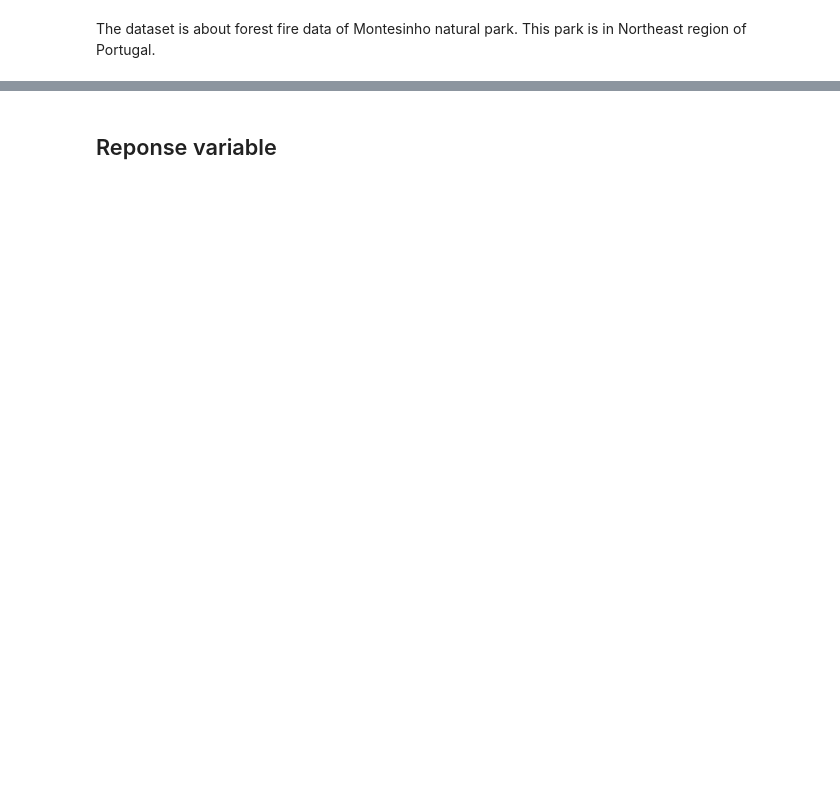
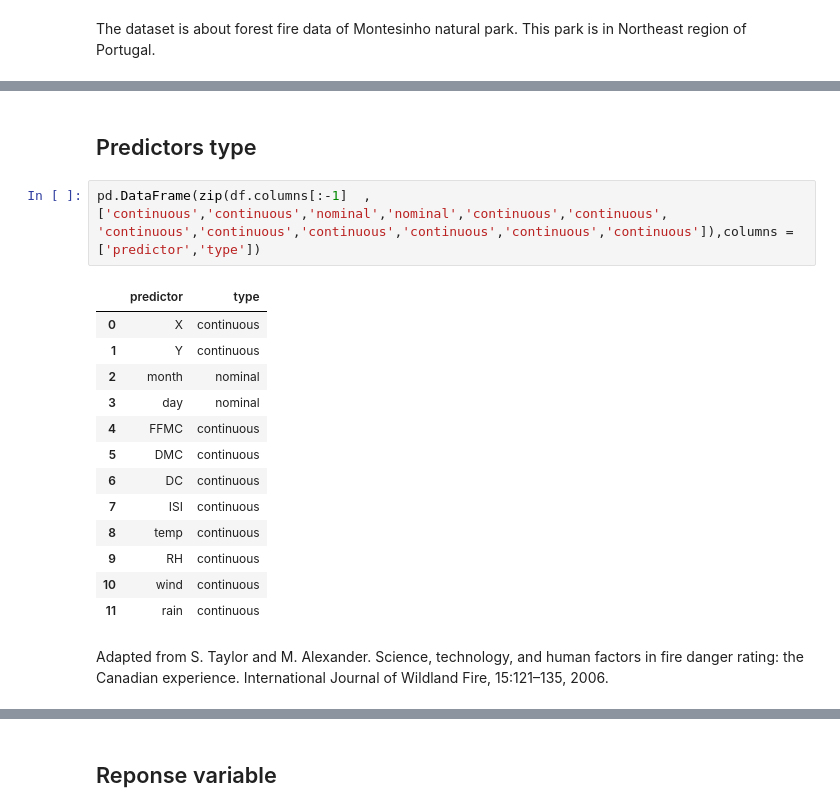
Before and after one commit to nithish08/forestfires, a Jupyter notebook: src/NB_Exploration.ipynb, the cells around one changed output, grey strips where cells are left out. Cells and saved outputs as stored; diff of their text form; blank space fills up the shorter version.

```diff
--- a/src/NB_Exploration.ipynb
+++ b/src/NB_Exploration.ipynb
@@ -47,0 +67,22 @@ Citation Request:
+# %% [markdown]
+## Predictors type
+# %%
+pd.DataFrame(zip(df.columns[:-1]  , ['continuous','continuous','nominal','nominal','continuous','continuous',
+'continuous','continuous','continuous','continuous','continuous','continuous']),columns =['predictor','type'])
+# %% [output]
+|  | predictor | type |
+| 0 | X | continuous |
+| 1 | Y | continuous |
+| 2 | month | nominal |
+| 3 | day | nominal |
+| 4 | FFMC | continuous |
+| 5 | DMC | continuous |
+| 6 | DC | continuous |
+| 7 | ISI | continuous |
+| 8 | temp | continuous |
+| 9 | RH | continuous |
+| 10 | wind | continuous |
+| 11 | rain | continuous |
+# %% [markdown]
+Adapted from S. Taylor and M. Alexander. Science, technology, and human factors in fire danger rating:
+the Canadian experience. International Journal of Wildland Fire, 15:121–135, 2006.
```
Also changed, not shown: parts of 13 cells of this notebook, 1 other file.
